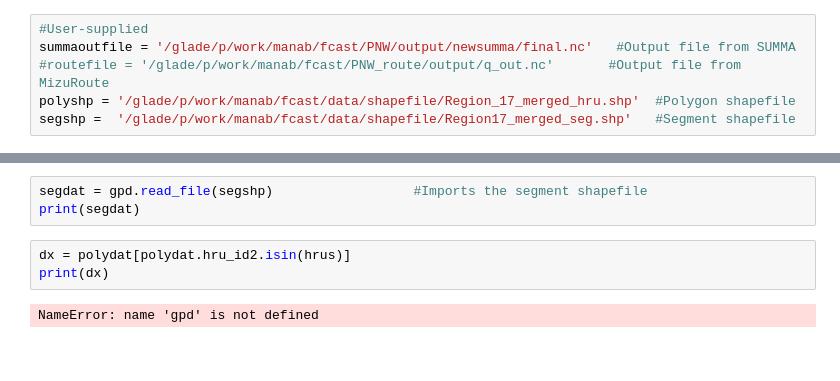
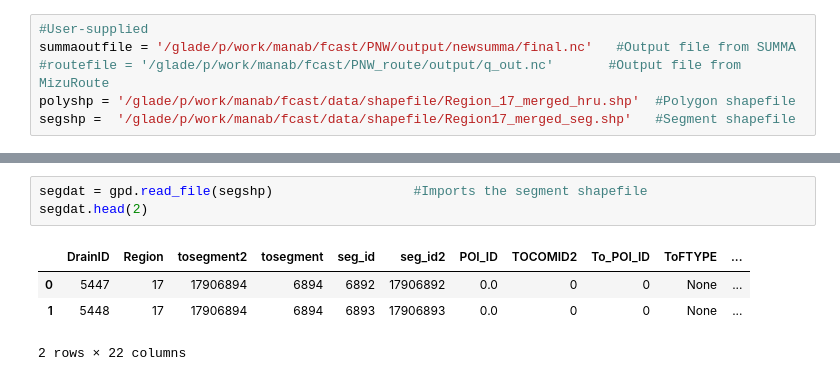
Before and after one commit to hydrofcst/luit, a Jupyter notebook: spatialplot_toycase.ipynb, the cells around one changed output, grey strips where cells are left out. Drawn from its saved outputs; the diff is of its cells as text; blank space fills up the shorter version.

```diff
--- a/spatialplot_toycase.ipynb
+++ b/spatialplot_toycase.ipynb
@@ -30,8 +57,8 @@ polydat.head(4)
 # %%
 segdat = gpd.read_file(segshp)                  #Imports the segment shapefile
-print(segdat)
+segdat.head(2)
+# %% [output]
+|  | DrainID | Region | tosegment2 | tosegment | seg_id | seg_id2 | POI_ID | TOCOMID2 | To_POI_ID | ToFTYPE | ... |
+| 0 | 5447 | 17 | 17906894 | 6894 | 6892 | 17906892 | 0.0 | 0 | 0 | None | ... |
+| 1 | 5448 | 17 | 17906894 | 6894 | 6893 | 17906893 | 0.0 | 0 | 0 | None | ... |
+2 rows × 22 columns
-# %%
-dx = polydat[polydat.hru_id2.isin(hrus)]
-print(dx)
-# %% [output]
-NameError: name 'gpd' is not defined
```
Also changed, not shown: parts of 15 cells of this notebook.
